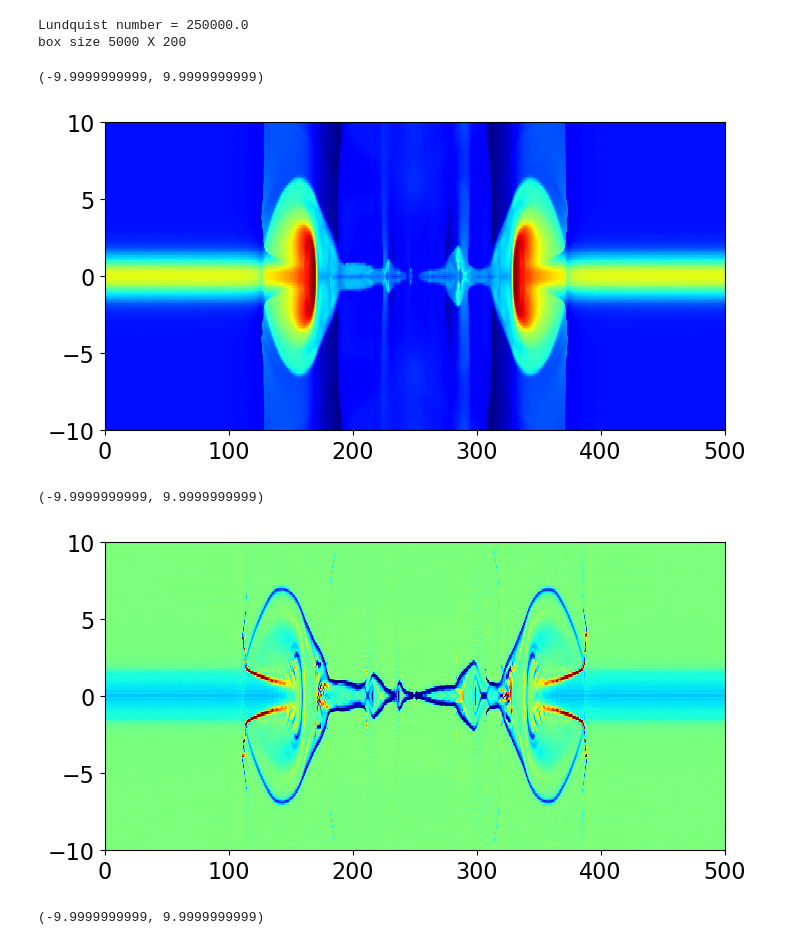
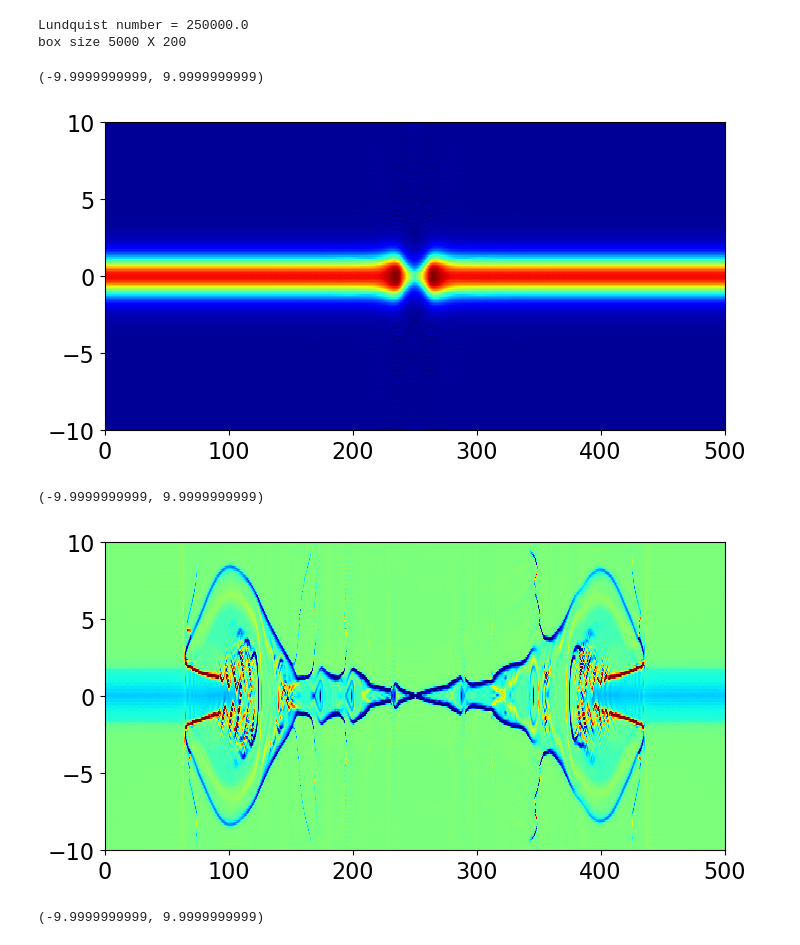
Before and after one commit to keita-akutagawa/ResistiveMHD_GPU, a Jupyter notebook: examples_2D/plasmoid/plasmoid.ipynb, the cells around one changed output. Saved outputs shown, nothing was run; the diff lists cells and outputs as text; code cells hidden in the pictures.

```diff
--- a/examples_2D/plasmoid/plasmoid.ipynb
+++ b/examples_2D/plasmoid/plasmoid.ipynb
@@ -35,47 +35,47 @@ ax1 = fig.add_subplot(111)
 
 dirname = "results"
 #log = np.loadtxt(f"{dirname}/log_plasmoid.txt", delimiter=',')
-step = 14000
+step = 5000
 filename = f"{dirname}/plasmoid_{step}.bin"
 with open(filename, 'rb') as f:
     U = np.fromfile(f, dtype=np.float64)
 U = U.reshape(nx, ny, 8).T
 
 rho = U[0, :, :]
 u = U[1, :, :] / rho
 v = U[2, :, :] / rho
 w = U[3, :, :] / rho
 Bx = U[4, :, :]
 By = U[5, :, :]
 Bz = U[6, :, :]
 e = U[7, :, :]
 p = (gamma-1) * (e - rho*(u**2+v**2+w**2)/2 - (Bx**2+By**2+Bz**2)/2)
 magnetic_pressure = 1/2 * (Bx**2+By**2+Bz**2)
 pT = p + magnetic_pressure
 
 contour = ax1.pcolormesh(X, Y, rho, cmap='jet')
 if step == 0:
     cbar = plt.colorbar(contour, ax=ax1)
     cbar.set_label(r"$\rho$", fontsize=24, rotation=0, labelpad=10)
 quiver_interval = 20
 #ax1.quiver(X[::quiver_interval, ::quiver_interval], Y[::quiver_interval, ::quiver_interval],
 #        u[::quiver_interval, ::quiver_interval], v[::quiver_interval, ::quiver_interval],
 #        scale=2.0, color='white')
 
 #ax1.text(0.8, 1.02, f"t = {log[int(step/100)][1]:.3f}", transform=ax1.transAxes, fontsize=16)
 ax1.tick_params(labelsize=16)
 ax1.set_xlim(+1e-10, x_max-1e-10)
 ax1.set_ylim(-y_max+1e-10, y_max-1e-10)
 # %% [output]
 (-9.9999999999, 9.9999999999)
-[figure, old version]
+[figure, new version]
 # %%
 fig = plt.figure(figsize=(8, 4))
 ax1 = fig.add_subplot(111)
 
 dirname = "results"
 #log = np.loadtxt(f"{dirname}/log_plasmoid.txt", delimiter=',')
-step = 15000
+step = 18000
 filename = f"{dirname}/plasmoid_{step}.bin"
 with open(filename, 'rb') as f:
     U = np.fromfile(f, dtype=np.float64)
@@ -102,7 +102,7 @@ ax1.set_xlim(+1e-10, x_max-1e-10)
 ax1.set_ylim(-y_max+1e-10, y_max-1e-10)
 # %% [output]
 (-9.9999999999, 9.9999999999)
-[figure, old version]
+[figure, new version]
 # %%
 fig = plt.figure(figsize=(8, 4))
 ax1 = fig.add_subplot(111)
```
Also changed, not shown: 1 other file.
